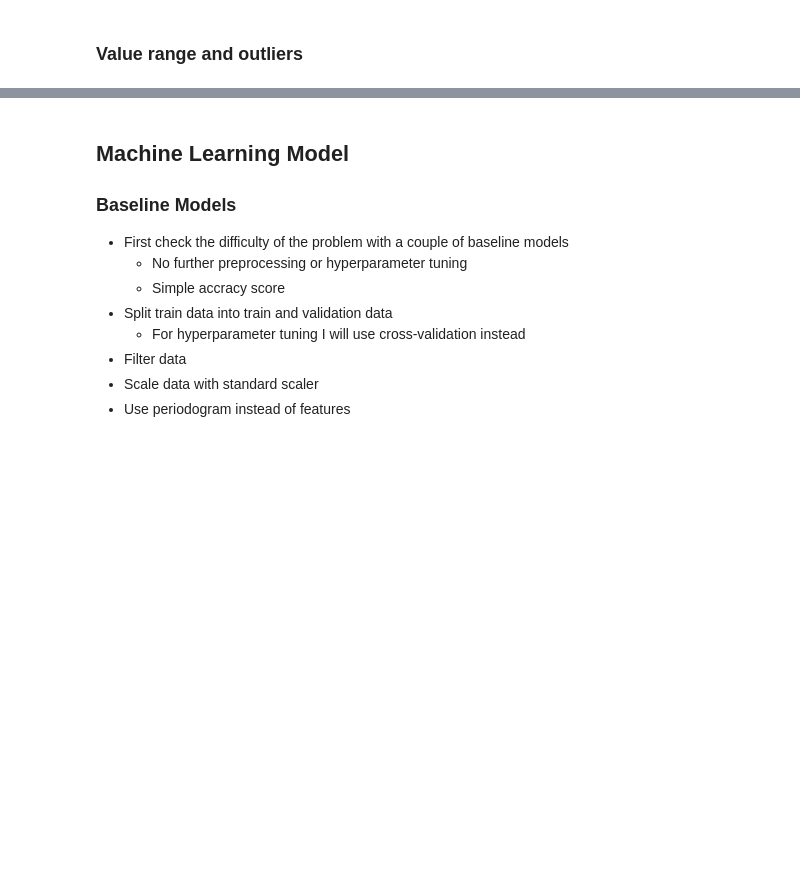
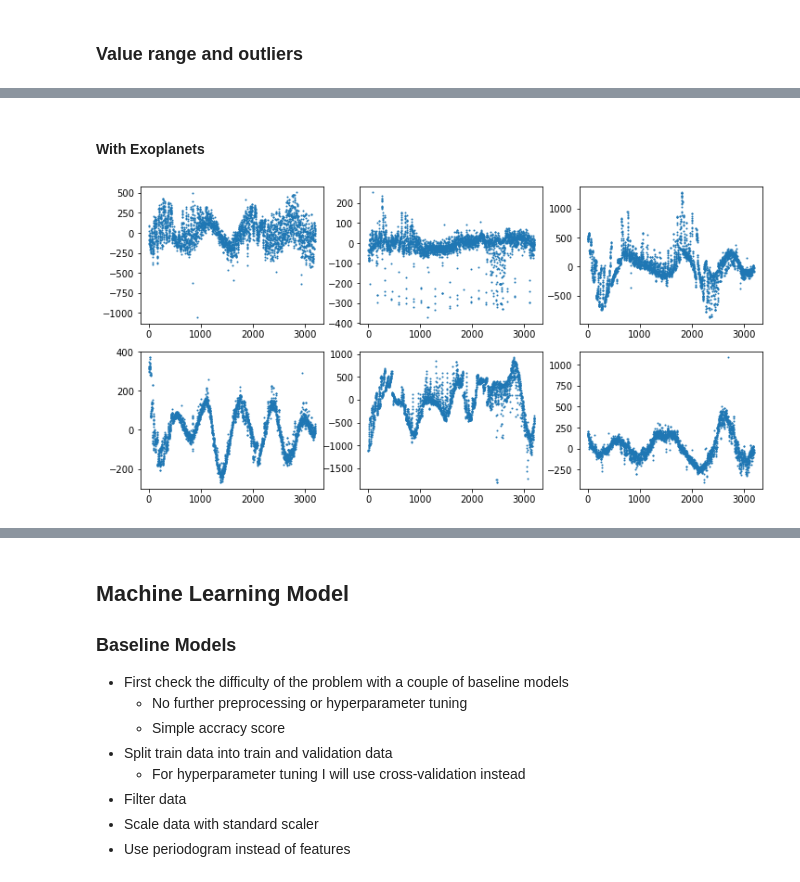
Before and after one commit to clemensklemens/showcase, a Jupyter notebook: Kaggle_Exoplanet_Dataset/Exoplanets_Kaggle.ipynb, the cells around one changed output, grey strips where cells are left out. Saved outputs shown, nothing was run; the diff lists cells and outputs as text; code cells hidden in the pictures; blank space fills up the shorter version.

```diff
--- a/Kaggle_Exoplanet_Dataset/Exoplanets_Kaggle.ipynb
+++ b/Kaggle_Exoplanet_Dataset/Exoplanets_Kaggle.ipynb
@@ -129,0 +140,8 @@ plot_systems(df_train_trans_data)
+# %% [markdown]
+#### With Exoplanets
+# %%
+#plot systems with planets
+tmp_df = df_train.loc[df_train['LABEL'] == True, 'FLUX.1':].values
+plot_systems(tmp_df)
+# %% [output]
+[figure, added]
```
Also changed, not shown: parts of 54 cells of this notebook.
